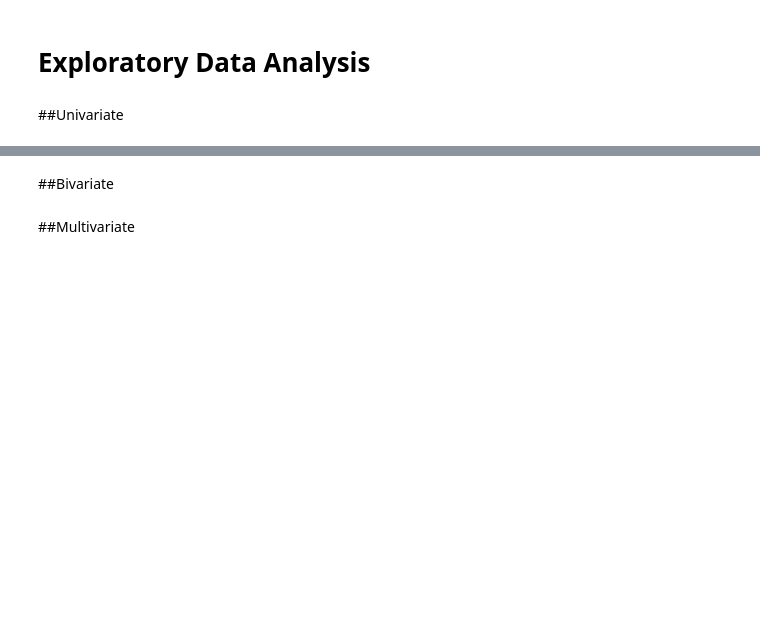
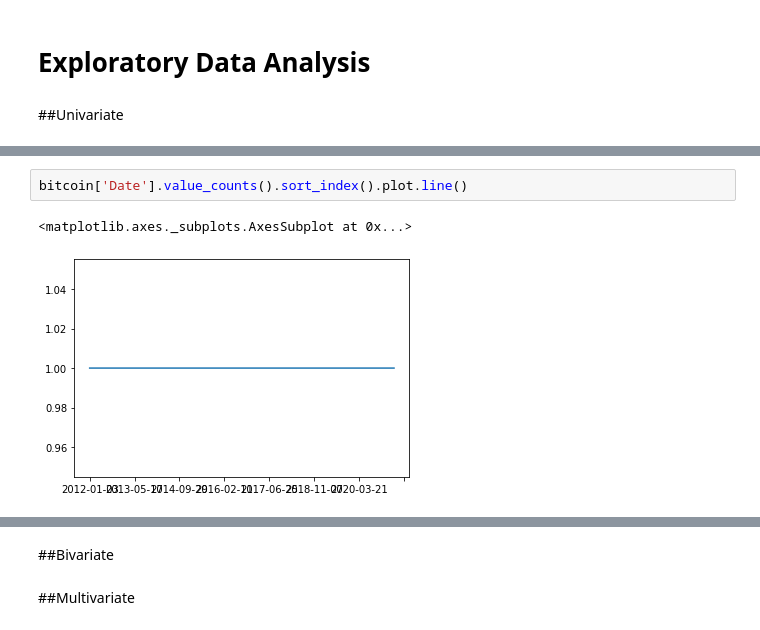
Before and after one commit to SiirenVincent/Bitcoin_Bubble_Prediction, a Jupyter notebook: Bitcoin_Project.ipynb, the cells around one changed output, grey strips where cells are left out. Saved outputs shown, nothing was run; the diff lists cells and outputs as text; blank space fills up the shorter version.

```diff
--- a/Bitcoin_Project.ipynb
+++ b/Bitcoin_Project.ipynb
@@ -70,0 +181,5 @@ warnings.filterwarnings(action='ignore')
+# %%
+bitcoin['Date'].value_counts().sort_index().plot.line()
+# %% [output]
+<matplotlib.axes._subplots.AxesSubplot at 0x...>
+[figure, added]
```
Also changed, not shown: parts of 48 cells of this notebook.
